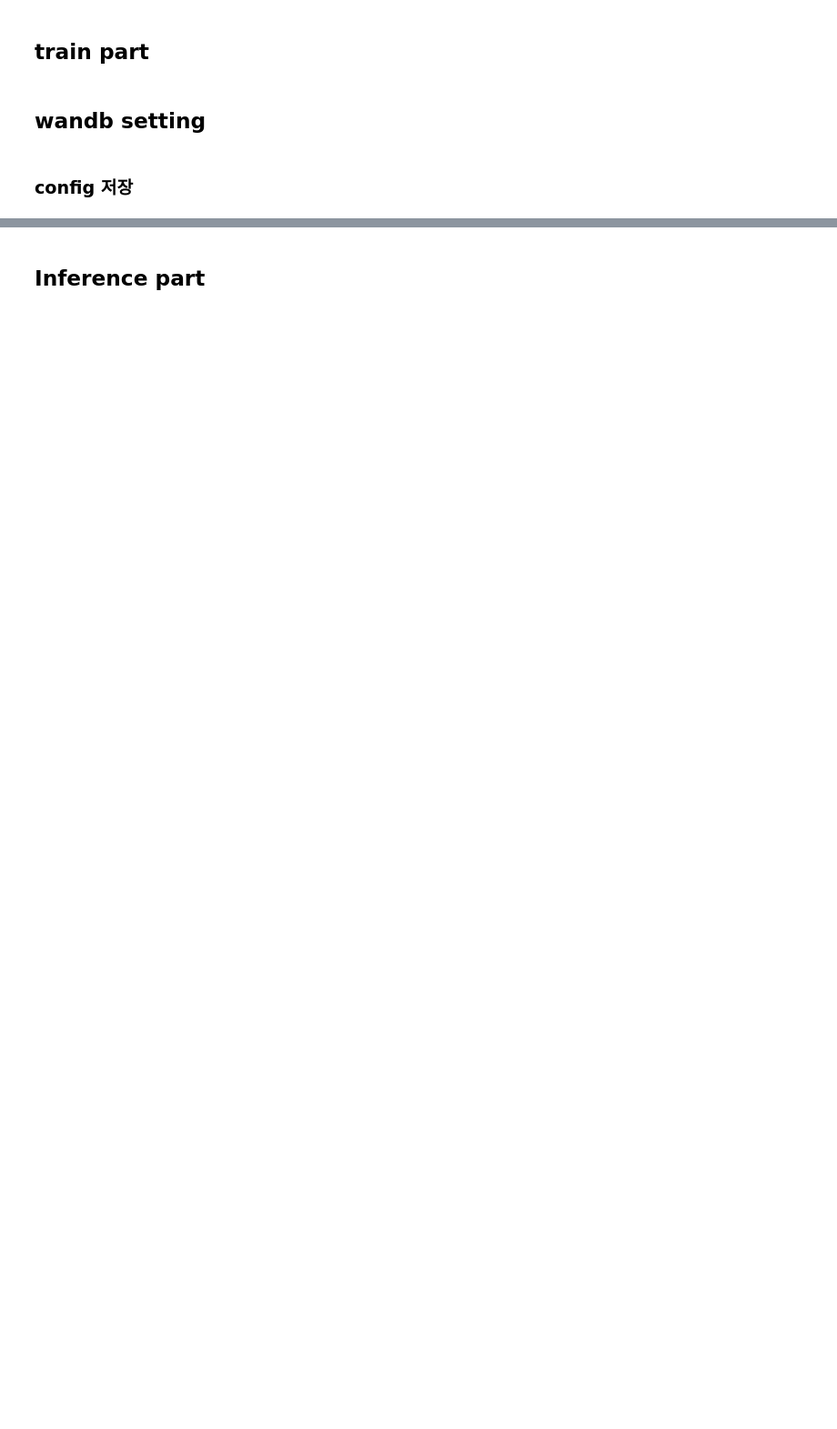
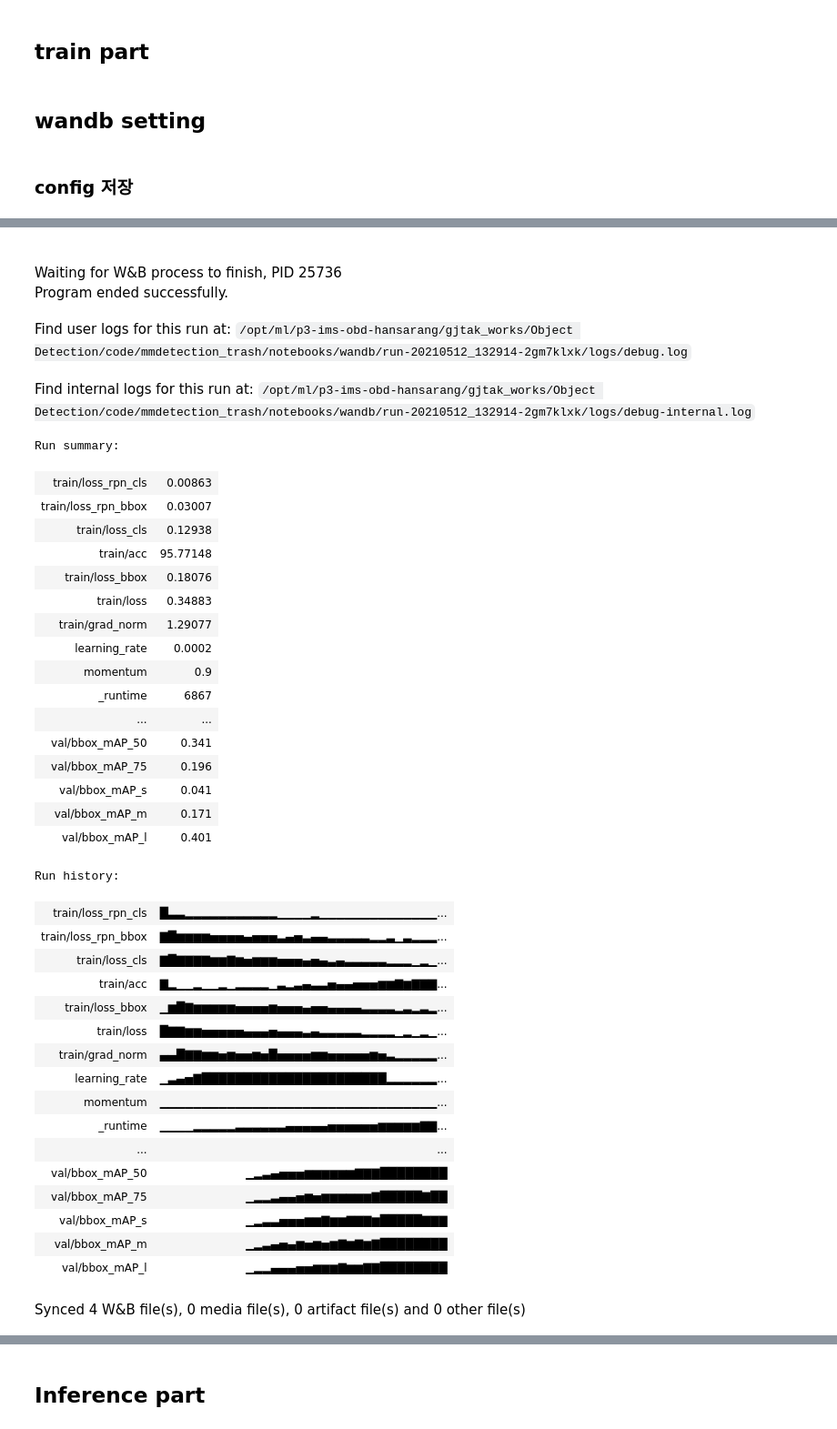
Before and after one commit to bcaitech1/p3-ims-obd-hansarang, a Jupyter notebook: gjtak_works/Object Detection/code/mmdetection_trash/notebooks/faster_rcnn_hrnet_train_inference_integrated.ipynb, the cells around one changed output, grey strips where cells are left out. Shown at 91% size. Cells and saved outputs as stored; diff of their text form; code cells hidden in the pictures; blank space fills up the shorter version.

```diff
--- a/gjtak_works/Object Detection/code/mmdetection_trash/notebooks/faster_rcnn_hrnet_train_inference_integrated.ipynb
+++ b/gjtak_works/Object Detection/code/mmdetection_trash/notebooks/faster_rcnn_hrnet_train_inference_integrated.ipynb
@@ -18,16 +38,13 @@ import json, wandb
 classes = ("UNKNOWN", "General trash", "Paper", "Paper pack", "Metal", "Glass",
            "Plastic", "Styrofoam", "Plastic bag", "Battery", "Clothing")
 # config file 들고오기
-#cfg = Config.fromfile('../configs/faster_rcnn/faster_rcnn_r50_fpn_1x_coco.py')## faster_rcnn_hrnetv2p_w40_2x_coco
+#cfg = Config.fromfile('../configs/faster_rcnn/faster_rcnn_r50_fpn_1x_coco.py')
 #파일 교체 시 여기 이름 바꾸기
-config_dir_name = 'faster_rcnn'## hrnet
-config_file_name = 'faster_rcnn_r50_fpn_1x_coco'
+config_dir_name = 'hrnet'
+config_file_name = 'faster_rcnn_hrnetv2p_w40_2x_coco'
 cfg = Config.fromfile('../configs/'+config_dir_name+'/'+config_file_name+'.py')
 
 PREFIX = '/opt/ml/input/data/'
-#working directory 이름 설정
-#sub_working_dir_name = 'faster_rcnn_r50_fpn_1x_trash'
-working_dir_name = '../work_dirs/' + config_file_name
 
 # dataset 바꾸기
 cfg.data.train.classes = classes
@@ -49,17 +66,18 @@ cfg.data.samples_per_gpu = 16    #batch size
 
 cfg.seed=42 #42로 고정
 cfg.gpu_ids = [0]
-cfg.work_dir = working_dir_name
 
 cfg.model.roi_head.bbox_head.num_classes = 11
 
 cfg.optimizer_config.grad_clip = dict(max_norm=35, norm_type=2)
 
-#wandb setting
+#working directory 이름 설정
+working_dir_name = '../work_dirs/' + config_file_name +'_'+str(cfg.runner.max_epochs)
+cfg.work_dir = working_dir_name
 # %% [markdown]
 ## wandb setting
 # %%
-group_name = 'hrnet'; project_name = 'gjtak_od'; run_name = config_file_name
+group_name = 'hrnet'; project_name = 'gjtak'; run_name = config_file_name
 config_list = {
     'epoch' : cfg.runner.max_epochs,
     'batch_size' :  cfg.data.samples_per_gpu,
@@ -68,9 +86,8 @@ config_list = {
     'lr_config' : cfg.lr_config
 }
 cfg.log_config.hooks[1].init_kwargs['group']=group_name # group name(option)
-cfg.log_config.hooks[1].init_kwargs['name'] = config_file_name # run name
+cfg.log_config.hooks[1].init_kwargs['name'] = run_name # run name
 cfg.log_config.hooks[1].init_kwargs['config'] = config_list # config
-#cfg.log_config.hooks[1].init_kwargs
 # %% [markdown]
 ### config 저장
 # %%
@@ -176,0 +127,5 @@ Average Recall     (AR) @[ IoU=0.50:0.95 | area= large | maxDets=1000 ] = 0.239
+# %%
+start = time.time()  # 시작 시간 저장
+train_detector(model, datasets[0], cfg, distributed=False, validate=True)
+print("time(sec) :", time.time() - start)  # 현재시각 - 시작시간 = 실행 시간(단위 : 초)
+# %% [output]
@@ -176,0 +162,39 @@ Average Recall     (AR) @[ IoU=0.50:0.95 | area= large | maxDets=1000 ] = 0.239
+Waiting for W&B process to finish, PID 25736
+Program ended successfully.
+Find user logs for this run at: /opt/ml/p3-ims-obd-hansarang/gjtak_works/Object Detection/code/mmdetection_trash/notebooks/wandb/run-20210512_132914-2gm7klxk/logs/debug.log
+Find internal logs for this run at: /opt/ml/p3-ims-obd-hansarang/gjtak_works/Object Detection/code/mmdetection_trash/notebooks/wandb/run-20210512_132914-2gm7klxk/logs/debug-internal.log
+Run summary:
+| train/loss_rpn_cls | 0.00863 |
+| train/loss_rpn_bbox | 0.03007 |
+| train/loss_cls | 0.12938 |
+| train/acc | 95.77148 |
+| train/loss_bbox | 0.18076 |
+| train/loss | 0.34883 |
+| train/grad_norm | 1.29077 |
+| learning_rate | 0.0002 |
+| momentum | 0.9 |
+| _runtime | 6867 |
+| ... | ... |
+| val/bbox_mAP_50 | 0.341 |
+| val/bbox_mAP_75 | 0.196 |
+| val/bbox_mAP_s | 0.041 |
+| val/bbox_mAP_m | 0.171 |
+| val/bbox_mAP_l | 0.401 |
+Run history:
+| train/loss_rpn_cls | █▃▃▂▂▂▂▂▂▂▂▂▂▂▁▁▁▁▂▁▁▁▁▁▁▁▁▁▁▁▁▁▁... |
+| train/loss_rpn_bbox | ▇█▆▆▆▆▅▅▅▅▄▅▅▅▃▄▅▃▄▄▃▃▃▃▃▂▂▃▁▃▂▂▂... |
+| train/loss_cls | ▇█▇▇▇▇▆▆▇▆▅▆▆▆▅▅▅▄▅▄▃▄▃▃▃▃▃▂▂▂▁▂▁... |
+| train/acc | ▇▂▁▁▂▁▁▂▁▂▂▂▂▁▃▂▃▄▃▃▅▄▄▅▅▅▆▆▇▆▇▇▇... |
+| train/loss_bbox | ▁▆█▇▆▆▆▆▆▅▅▅▅▆▅▅▅▄▅▅▄▄▄▄▃▃▃▃▂▃▂▃▂... |
+| train/loss | █▇▇▆▆▅▅▅▅▅▄▄▄▅▄▄▄▃▄▃▃▃▃▃▂▂▂▂▁▂▁▂▁... |
+| train/grad_norm | ▄▄█▇▇▆▆▅▆▅▅▆▅█▅▅▅▅▆▆▅▅▅▅▅▆▅▃▂▂▂▂▂... |
+| learning_rate | ▁▃▄▅▇██████████████████████▂▂▂▂▂▂... |
+| momentum | ▁▁▁▁▁▁▁▁▁▁▁▁▁▁▁▁▁▁▁▁▁▁▁▁▁▁▁▁▁▁▁▁▁... |
+| _runtime | ▁▁▁▁▂▂▂▂▂▃▃▃▃▃▃▄▄▄▄▄▅▅▅▅▅▅▆▆▆▆▆▇▇... |
+| ... | ... |
+| val/bbox_mAP_50 | ▁▂▃▄▅▅▅▆▆▆▆▆▆▇▇▇████████ |
+| val/bbox_mAP_75 | ▁▂▂▃▄▄▅▆▅▆▆▆▆▆▆▇█████▇██ |
+| val/bbox_mAP_s | ▁▂▃▃▅▅▅▆▆▇▆▆▇▇▇▆█████▇▇▇ |
+| val/bbox_mAP_m | ▁▂▃▄▅▄▆▅▆▅▆▇▆▇▆▇████████ |
+| val/bbox_mAP_l | ▁▂▂▄▄▄▅▅▆▆▆▇▆▆▇▇████████ |
+Synced 4 W&B file(s), 0 media file(s), 0 artifact file(s) and 0 other file(s)
```
Also changed, not shown: parts of 11 cells of this notebook, 3 other files.
